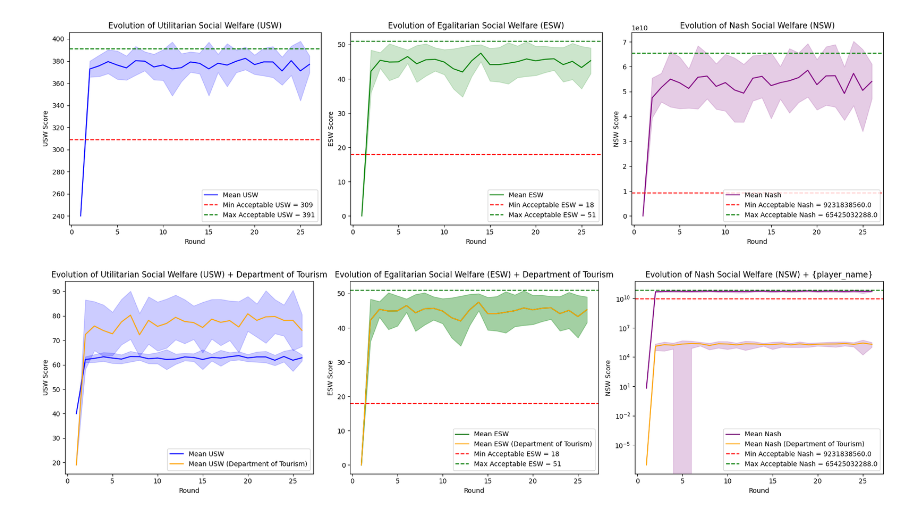
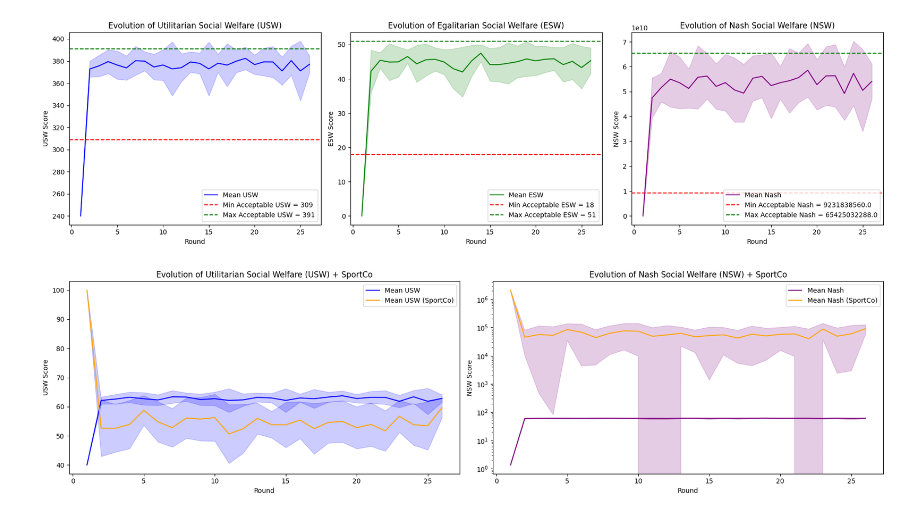
Before and after one commit to joshrosie/FACT29, a Jupyter notebook: evaluation/deals_evolution.ipynb, the cells around one changed output. Cells and saved outputs as stored; diff of their text form; code cells hidden in the pictures.

Commit message:
v1: deals_evolution.ipynb

```diff
--- a/evaluation/deals_evolution.ipynb
+++ b/evaluation/deals_evolution.ipynb
@@ -296,8 +302,8 @@ num_rounds = None  # This will be determined dynamically
 usw_scores, esw_scores, nash_scores = [], [], []
 player_usw_scores, player_esw_scores, player_nash_scores = [], [], []
 
-player_role = ""  # Change this to the role of the player you want to analyze
-player_name = "Department of Tourism"
+player_role = "p1"  # Change this to the role of the player you want to analyze
+player_name = ""
 
 
 if player_name == "":
@@ -320,7 +326,7 @@ for file_ in answers_files:
         # Compute scores for this round
         usw = evaluation.compute_usw(deal, agents, ISSUES_NUM) / AGENTS_NUM
         esw = evaluation.compute_esw(deal, agents, ISSUES_NUM)
-        nash = evaluation.compute_nash(deal, agents, ISSUES_NUM)
+        nash = (evaluation.compute_nash(deal, agents, ISSUES_NUM))**(1/AGENTS_NUM)
         game_usw.append(usw)
         game_esw.append(esw)
         game_nash.append(nash)
@@ -363,54 +369,54 @@ mean_esw, std_esw = np.mean(esw_scores, axis=0), np.std(esw_scores, axis=0)
 mean_nash, std_nash = np.mean(nash_scores, axis=0), np.std(nash_scores, axis=0)
 mean_player_usw, std_player_usw = np.mean(player_usw_scores, axis=0), np.std(player_usw_scores, axis=0)
 mean_player_esw, std_player_esw = np.mean(player_esw_scores, axis=0), np.std(player_esw_scores, axis=0)
 mean_player_nash, std_player_nash = np.mean(player_nash_scores, axis=0), np.std(player_nash_scores, axis=0)
 
 
 # Plot the evolution of scores over rounds
 rounds = np.arange(1, num_rounds + 1)
 
-fig, axes = plt.subplots(1, 3, figsize=(18, 5))
+fig, axes = plt.subplots(1, 2, figsize=(18, 5))
 
 # Plot USW Evolution
 axes[0].plot(rounds, mean_usw, label="Mean USW", color="blue")
 axes[0].plot(rounds, mean_player_usw, label=f"Mean USW ({player_name})", color="orange")
 # axes[0].axhline(min_usw, color="red", linestyle="--", label=f"Min Acceptable USW = {min_usw}")
 # axes[0].axhline(max_usw, color="green", linestyle="--", label=f"Max Acceptable USW = {max_usw}")
 axes[0].fill_between(rounds, mean_usw - std_usw, mean_usw + std_usw, color="blue", alpha=0.2)
 axes[0].fill_between(rounds, mean_player_usw - std_player_usw, mean_player_usw + std_player_usw, color="blue", alpha=0.2)
 axes[0].set_title(f"Evolution of Utilitarian Social Welfare (USW) + {player_name}")
 axes[0].set_xlabel("Round")
 axes[0].set_ylabel("USW Score")
 axes[0].legend()
 
-# Plot ESW Evolution
-axes[1].plot(rounds, mean_esw, label="Mean ESW", color="green")
-axes[1].plot(rounds, mean_player_esw, label=f"Mean ESW ({player_name})", color="orange")
-axes[1].axhline(min_esw, color="red", linestyle="--", label=f"Min Acceptable ESW = {min_esw}")
-axes[1].axhline(max_esw, color="green", linestyle="--", label=f"Max Acceptable ESW = {max_esw}")
-axes[1].fill_between(rounds, mean_esw - std_esw, mean_esw + std_esw, color="green", alpha=0.2)
-axes[1].fill_between(rounds, mean_player_esw - std_player_esw, mean_player_esw + std_player_esw, color="green", alpha=0.2)
-axes[1].set_title(f"Evolution of Egalitarian Social Welfare (ESW) + {player_name}")
-axes[1].set_xlabel("Round")
-axes[1].set_ylabel("ESW Score")
-axes[1].legend()
+# Plot ESW Evolution-> Not insightful
+# axes[1].plot(rounds, mean_esw, label="Mean ESW", color="green")
+# axes[1].plot(rounds, mean_player_esw, label=f"Mean ESW ({player_name})", color="orange")
+# axes[1].axhline(min_esw, color="red", linestyle="--", label=f"Min Acceptable ESW = {min_esw}")
+# axes[1].axhline(max_esw, color="green", linestyle="--", label=f"Max Acceptable ESW = {max_esw}")
+# axes[1].fill_between(rounds, mean_esw - std_esw, mean_esw + std_esw, color="green", alpha=0.2)
+# axes[1].fill_between(rounds, mean_player_esw - std_player_esw, mean_player_esw + std_player_esw, color="green", alpha=0.2)
+# axes[1].set_title(f"Evolution of Egalitarian Social Welfare (ESW) + {player_name}")
+# axes[1].set_xlabel("Round")
+# axes[1].set_ylabel("ESW Score")
+# axes[1].legend()
 
 # Plot Nash Evolution
-axes[2].plot(rounds, mean_nash, label="Mean Nash", color="purple")
-axes[2].plot(rounds, mean_player_nash, label=f"Mean Nash ({player_name})", color="orange")
-axes[2].axhline(min_nash, color="red", linestyle="--", label=f"Min Acceptable Nash = {min_nash}")
-axes[2].axhline(max_nash, color="green", linestyle="--", label=f"Max Acceptable Nash = {max_nash}")
-axes[2].fill_between(rounds, mean_nash - std_nash, mean_nash + std_nash, color="purple", alpha=0.2)
-axes[2].fill_between(rounds, mean_player_nash - std_player_nash, mean_player_nash + std_player_nash, color="purple", alpha=0.2)
-axes[2].set_title("Evolution of Nash Social Welfare (NSW) + {player_name}")
-axes[2].set_xlabel("Round")
+axes[1].plot(rounds, mean_nash, label="Mean Nash", color="purple")
+axes[1].plot(rounds, mean_player_nash, label=f"Mean Nash ({player_name})", color="orange")
+# axes[2].axhline(min_nash, color="red", linestyle="--", label=f"Min Acceptable Nash = {min_nash}")
+# axes[2].axhline(max_nash, color="green", linestyle="--", label=f"Max Acceptable Nash = {max_nash}")
+axes[1].fill_between(rounds, mean_nash - std_nash, mean_nash + std_nash, color="purple", alpha=0.2)
+axes[1].fill_between(rounds, mean_player_nash - std_player_nash, mean_player_nash + std_player_nash, color="purple", alpha=0.2)
+axes[1].set_title(f"Evolution of Nash Social Welfare (NSW) + {player_name}")
+axes[1].set_xlabel("Round")
 # Log scale for NSW
-axes[2].set_yscale("log")
-axes[2].set_ylabel("NSW Score")
-axes[2].legend()
+axes[1].set_yscale("log")
+axes[1].set_ylabel("NSW Score")
+axes[1].legend()
 
 # Adjust layout and show plot
 plt.tight_layout()
 plt.show()
 # %% [output]
-[figure, old version]
+[figure, new version]
```
Also changed, not shown: parts of 1 cell of this notebook, 1 other file.
